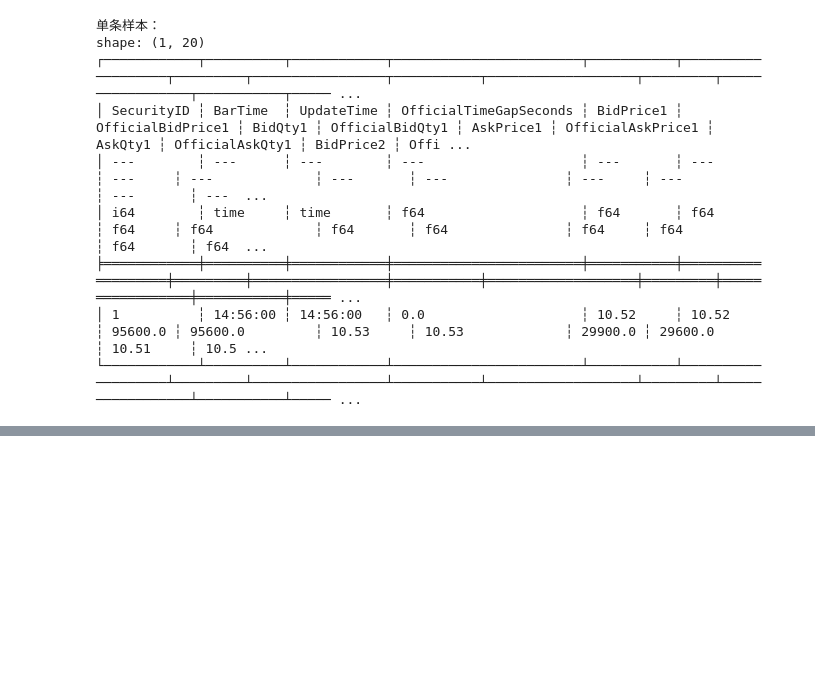
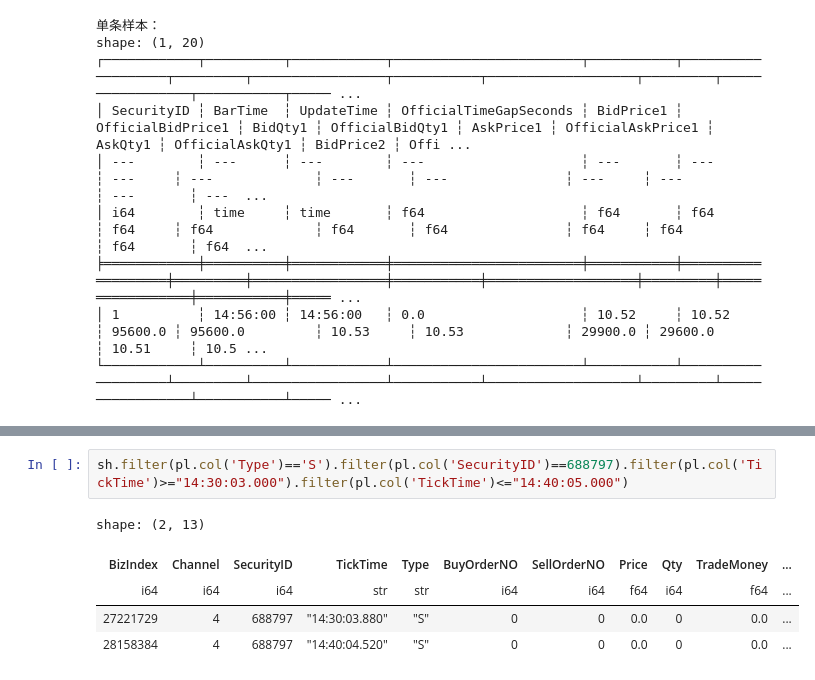
Before and after one commit to Xujy424/research2workflow, a Jupyter notebook: v2/dataloader/test.ipynb, the cells around one changed output, grey strips where cells are left out. Drawn from its saved outputs; the diff is of its cells as text; blank space fills up the shorter version.

```diff
--- a/v2/dataloader/test.ipynb
+++ b/v2/dataloader/test.ipynb
@@ -456,0 +490,8 @@ shape: (1, 20)
+# %%
+sh.filter(pl.col('Type')=='S').filter(pl.col('SecurityID')==688797).filter(pl.col('TickTime')>="14:30:03.000").filter(pl.col('TickTime')<="14:40:05.000")
+# %% [output]
+shape: (2, 13)
+| BizIndex | Channel | SecurityID | TickTime | Type | BuyOrderNO | SellOrderNO | Price | Qty | TradeMoney | ... |
+| i64 | i64 | i64 | str | str | i64 | i64 | f64 | i64 | f64 | ... |
+| 27221729 | 4 | 688797 | "14:30:03.880" | "S" | 0 | 0 | 0.0 | 0 | 0.0 | ... |
+| 28158384 | 4 | 688797 | "14:40:04.520" | "S" | 0 | 0 | 0.0 | 0 | 0.0 | ... |
```
Also changed, not shown: parts of 4 cells of this notebook, 1 other file.
